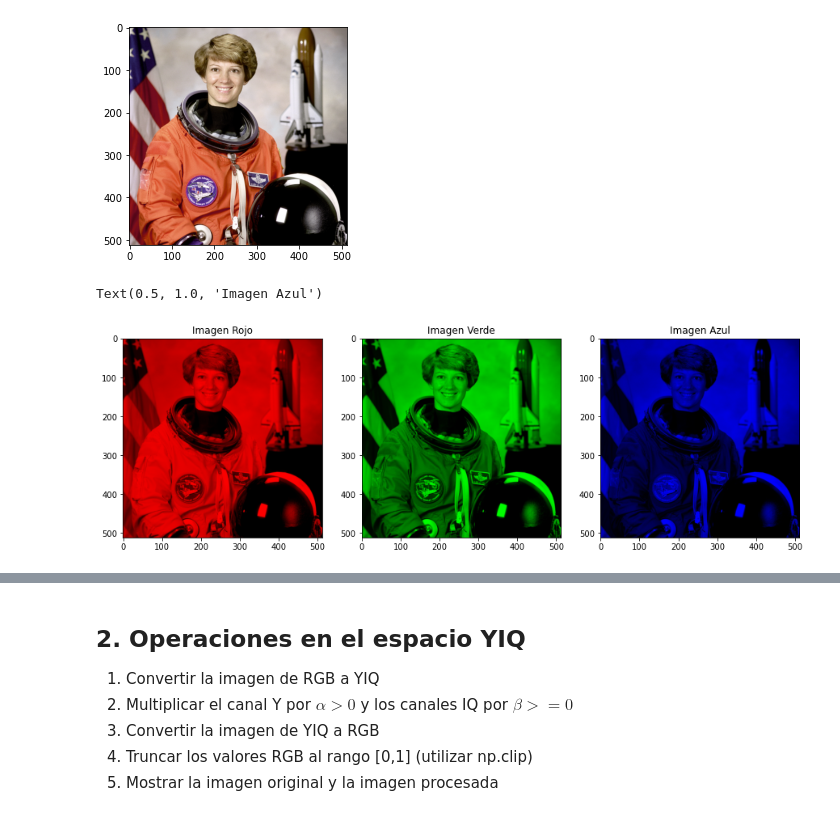
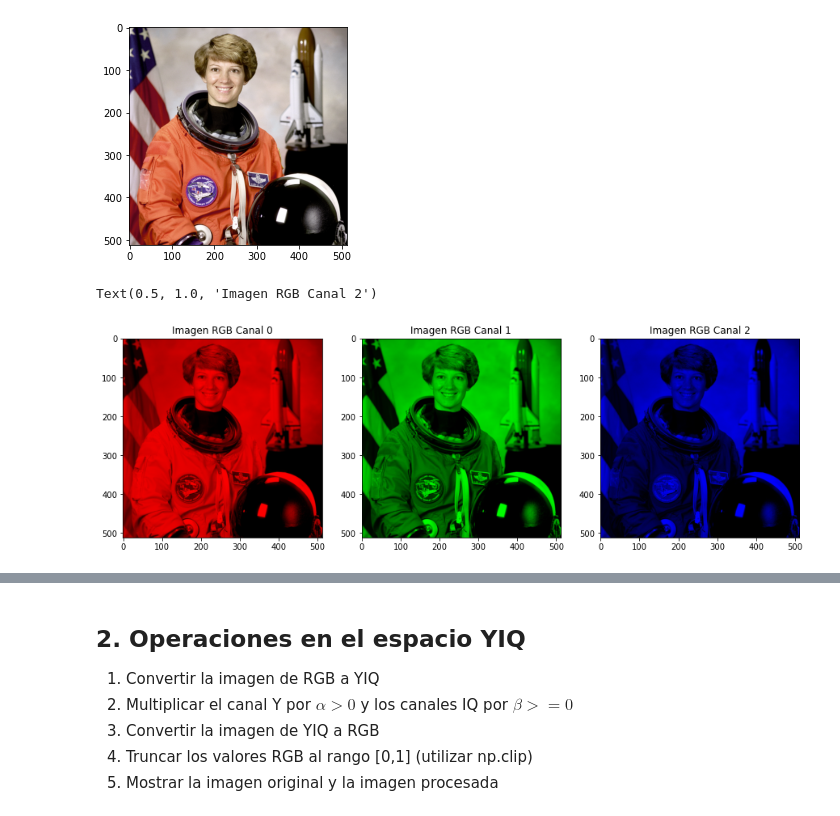
Before and after one commit to tarraga888/PDI_Practicas, a Jupyter notebook: P1EDTT.ipynb, the cells around one changed output, grey strips where cells are left out. Drawn from its saved outputs; the diff is of its cells as text; code cells hidden in the pictures.

```diff
--- a/P1EDTT.ipynb
+++ b/P1EDTT.ipynb
@@ -12,3 +16,13 @@ def apply_matrix(img, M):
+# %%
+Canal0 = np.array([[1, 0, 0],
+              [0, 0, 0],
+              [0, 0, 0]])
+Canal1 = np.array([[0, 0, 0],
+              [0, 1, 0],
+              [0, 0, 0]])
+Canal2 = np.array([[0, 0, 0],
+              [0, 0, 0],
+              [0, 0, 1]])
 # %% [markdown]
 ## 1. Intercambiar los canales: R->G, G->B, B->R
 # %%
@@ -20,34 +34,22 @@ plt.imshow(Imagen_RGB)
 [figure]
 # %%
 #Obtener Canal Rojo
-MRojo = np.array([[1, 0, 0],
-              [0, 0, 0],
-              [0, 0, 0]])
-
-Imagen_R = apply_matrix(Imagen_RGB, MRojo)
+Imagen_RGB0 = apply_matrix(Imagen_RGB, Canal0)
 # %%
 #Obtener Canal Verde
-MVerde = np.array([[0, 0, 0],
-              [0, 1, 0],
-              [0, 0, 0]])
-
-Imagen_G = apply_matrix(Imagen_RGB, MVerde)
+Imagen_RGB1= apply_matrix(Imagen_RGB, Canal1)
 # %%
 #Obtener Canal Azul
-MAzul = np.array([[0, 0, 0],
-              [0, 0, 0],
-              [0, 0, 1]])
-
-Imagen_B= apply_matrix(Imagen_RGB, MAzul)
+Imagen_RGB2= apply_matrix(Imagen_RGB, Canal2)
 # %%
 #Graficando
 fig, axes = plt.subplots(1, 3, figsize=(15,5))
-axes[0].imshow(Imagen_R)
-axes[0].set_title('Imagen Rojo')
-axes[1].imshow(Imagen_G)
-axes[1].set_title('Imagen Verde')
-axes[2].imshow(Imagen_B)
-axes[2].set_title('Imagen Azul')
+axes[0].imshow(Imagen_RGB0)
+axes[0].set_title('Imagen RGB Canal 0')
+axes[1].imshow(Imagen_RGB1)
+axes[1].set_title('Imagen RGB Canal 1')
+axes[2].imshow(Imagen_RGB2)
+axes[2].set_title('Imagen RGB Canal 2')
 # %% [output]
-Text(0.5, 1.0, 'Imagen Azul')
+Text(0.5, 1.0, 'Imagen RGB Canal 2')
-[figure, old version]
+[figure, new version]
```
Also changed, not shown: parts of 16 cells of this notebook.
